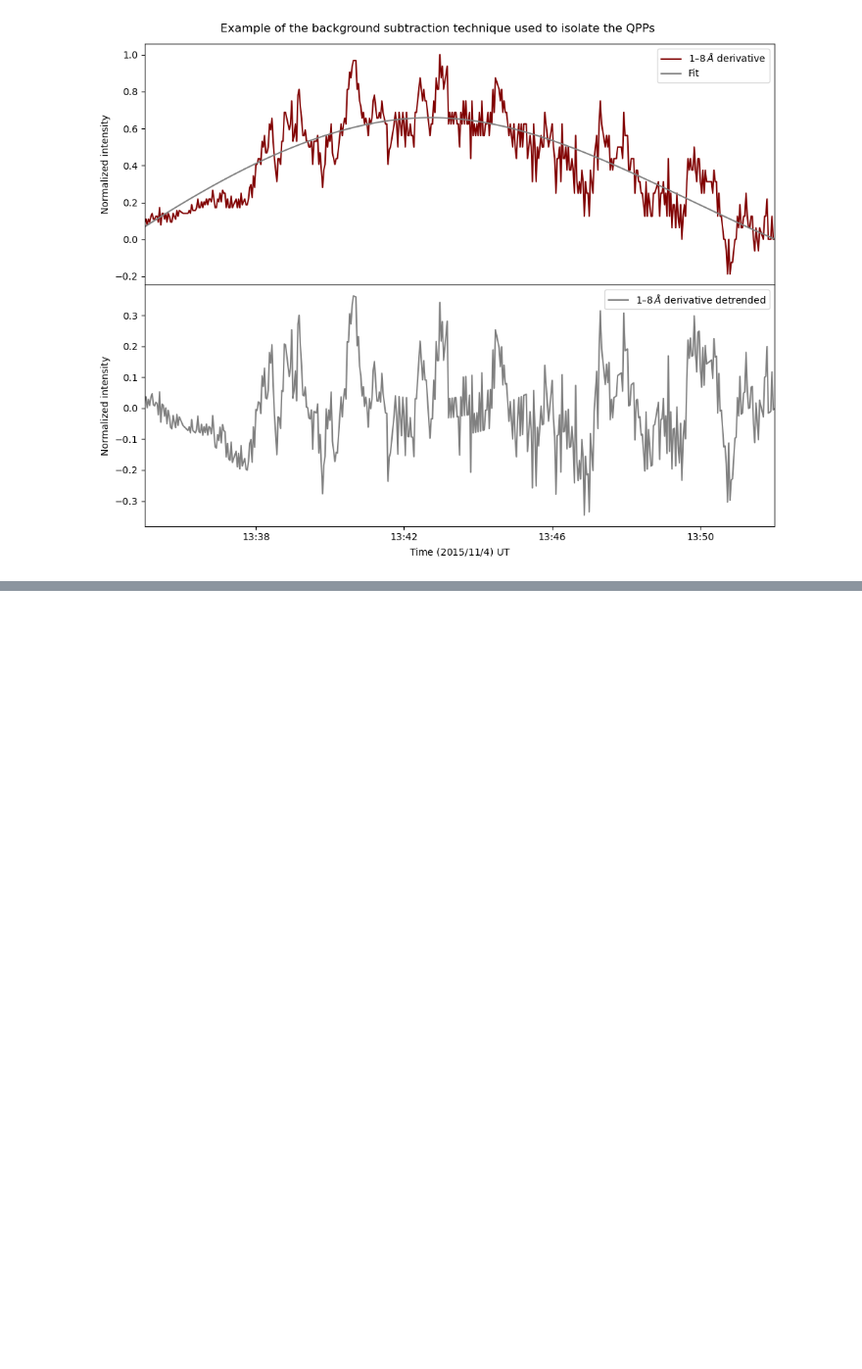
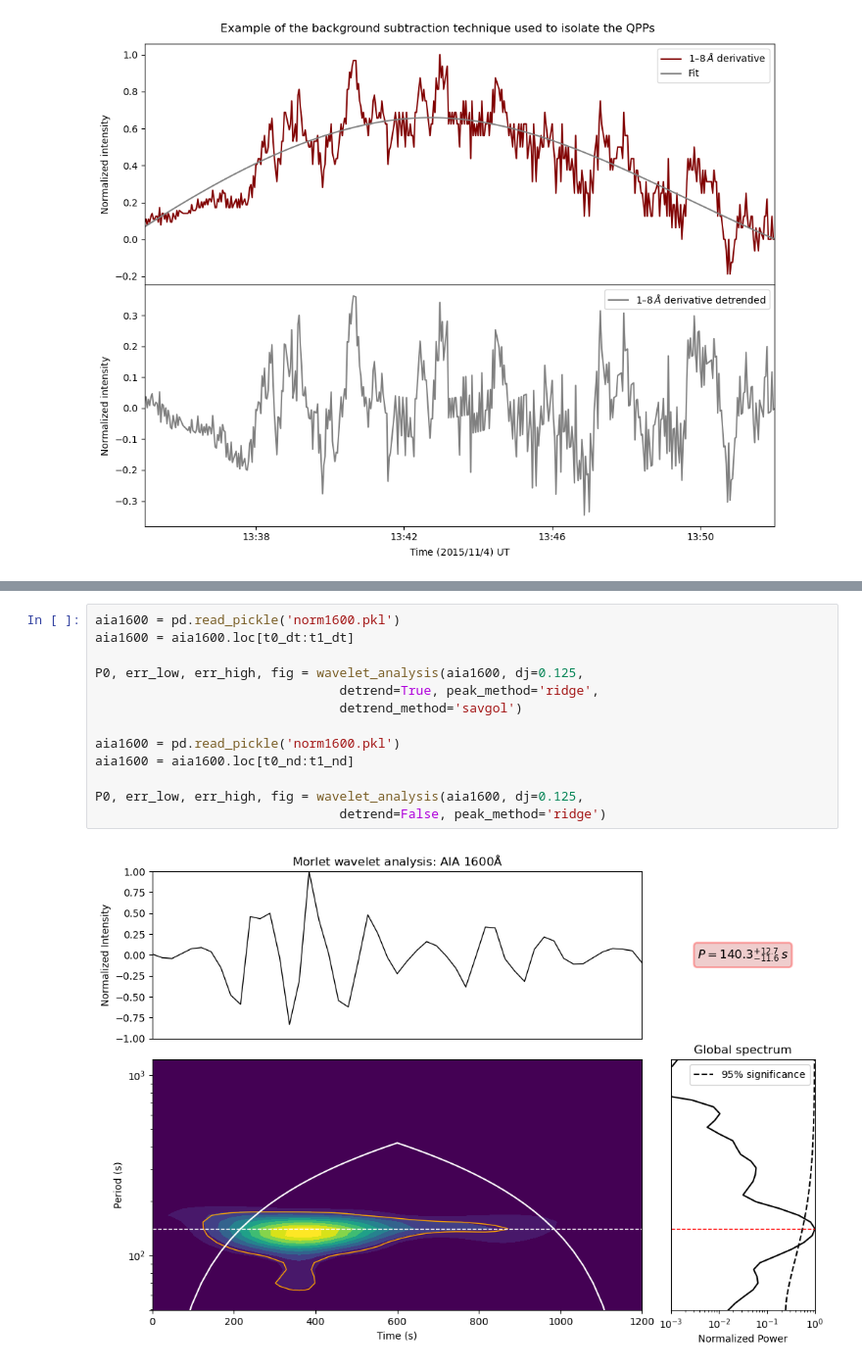
Before and after one commit to zorzeus/solar_flares_internship, a Jupyter notebook: sfi_01.ipynb, the cells around one changed output, grey strips where cells are left out. Shown at 98% size. Saved outputs shown, nothing was run; the diff lists cells and outputs as text; blank space fills up the shorter version.

```diff
--- a/sfi_01.ipynb
+++ b/sfi_01.ipynb
@@ -885,0 +698,15 @@ ValueError: No significant QPP found in 100.0-250.0s band
+# %%
+aia1600 = pd.read_pickle('norm1600.pkl')
+aia1600 = aia1600.loc[t0_dt:t1_dt]
+
+P0, err_low, err_high, fig = wavelet_analysis(aia1600, dj=0.125,
+                                detrend=True, peak_method='ridge',
+                                detrend_method='savgol')
+
+aia1600 = pd.read_pickle('norm1600.pkl')
+aia1600 = aia1600.loc[t0_nd:t1_nd]
+
+P0, err_low, err_high, fig = wavelet_analysis(aia1600, dj=0.125,
+                                detrend=False, peak_method='ridge')
+# %% [output]
+[figure, added]
```
Also changed, not shown: parts of 24 cells of this notebook.
